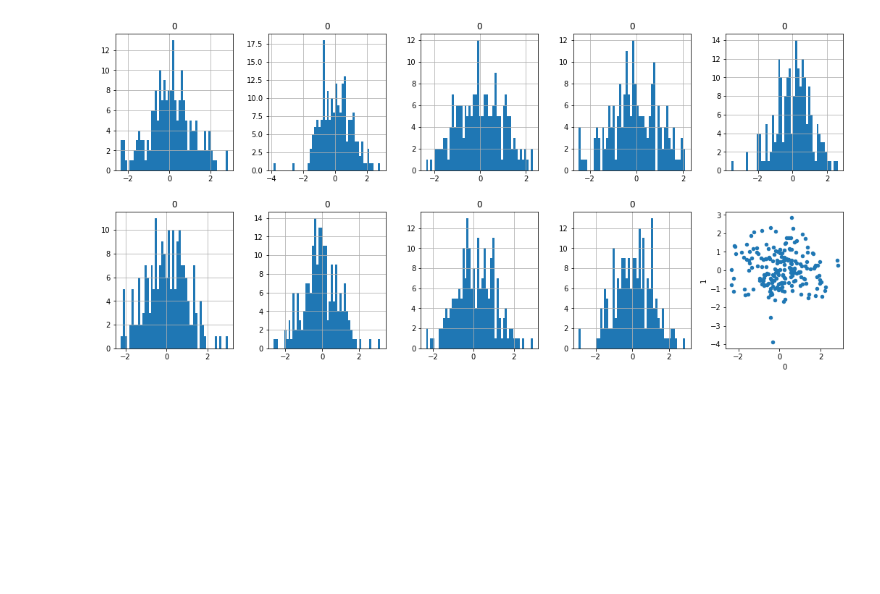
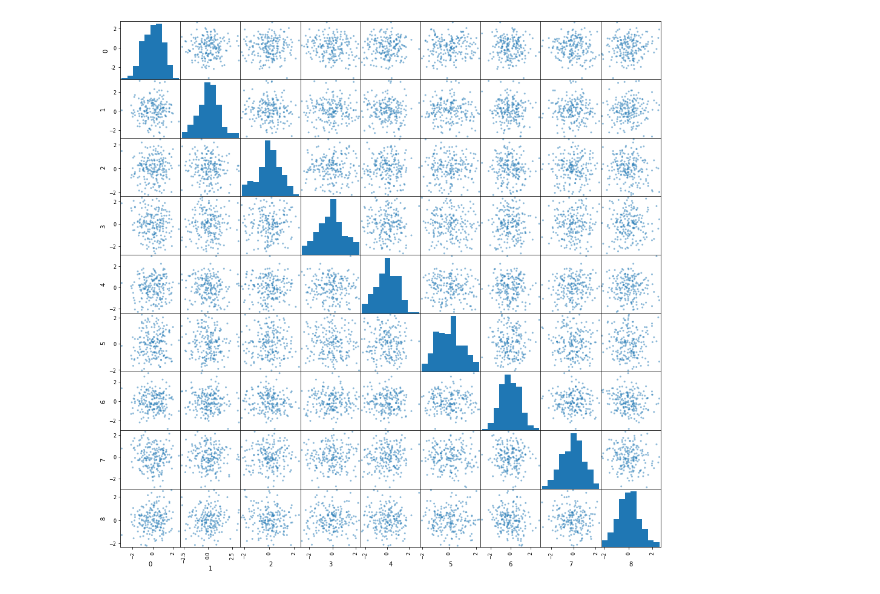
Before and after one commit to e-hall-hoffarth/bayesian_polarisation, a Jupyter notebook: bayesian_polariasation.ipynb, the cells around one changed output. Drawn from its saved outputs; the diff is of its cells as text; code cells hidden in the pictures; blank space fills up the shorter version.

Commit message:
Replace graphs with scatter matrices

```diff
--- a/bayesian_polariasation.ipynb
+++ b/bayesian_polariasation.ipynb
@@ -88,13 +84,10 @@ i = 0
 view_mat = jax.random.normal(key, (n_agents, n_views))
 init_view_mat = jnp.array(np.copy(view_mat))
 # %%
-fig, axes = plt.subplots(2, (n_views + 1) // 2, figsize=(18, 8))
-for i in range(n_views):
-    _ =  pd.DataFrame(init_view_mat[:, i]).hist(bins=(n_agents//4), ax=axes.flatten()[i])
-_ = pd.DataFrame(init_view_mat).plot(x=0, y=1, kind='scatter', ax=axes.flatten()[-1])
+fig = pd.plotting.scatter_matrix(pd.DataFrame(view_mat), figsize=(16, 16))
 plt.savefig(f'./latex/images/{n_agents}_{n_considered}_{n_replace}_{n_views}_{i}.png')
 # %% [output]
-[figure, old version]
+[figure, new version]
 # %%
 view_mat, i = iterate(view_mat, i, n_iter, n_agents, n_considered, n_replace, n_views, extreme_bias, dist_ord)
 # %% [output]
```
Also changed, not shown: parts of 8 cells of this notebook.
